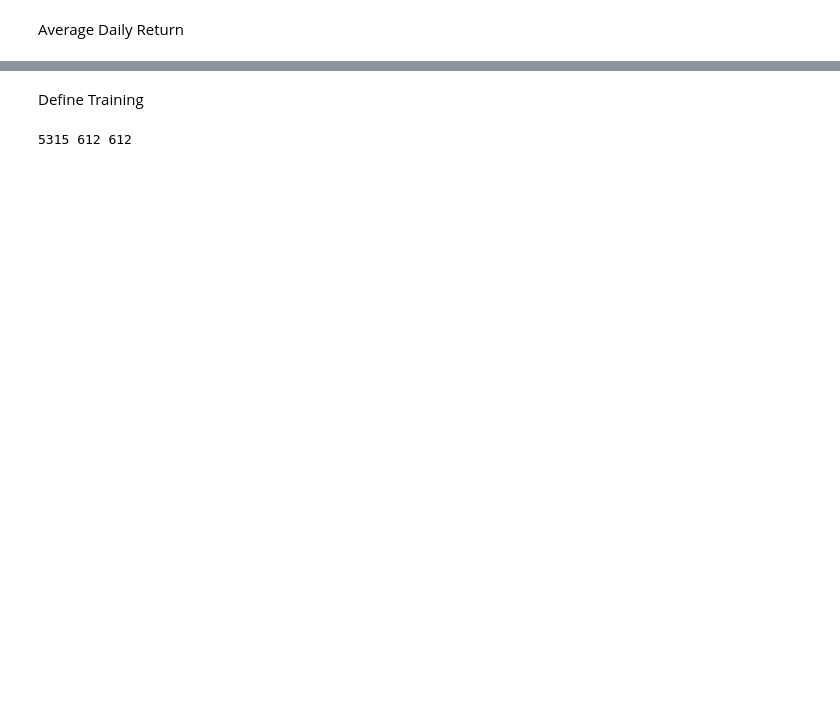
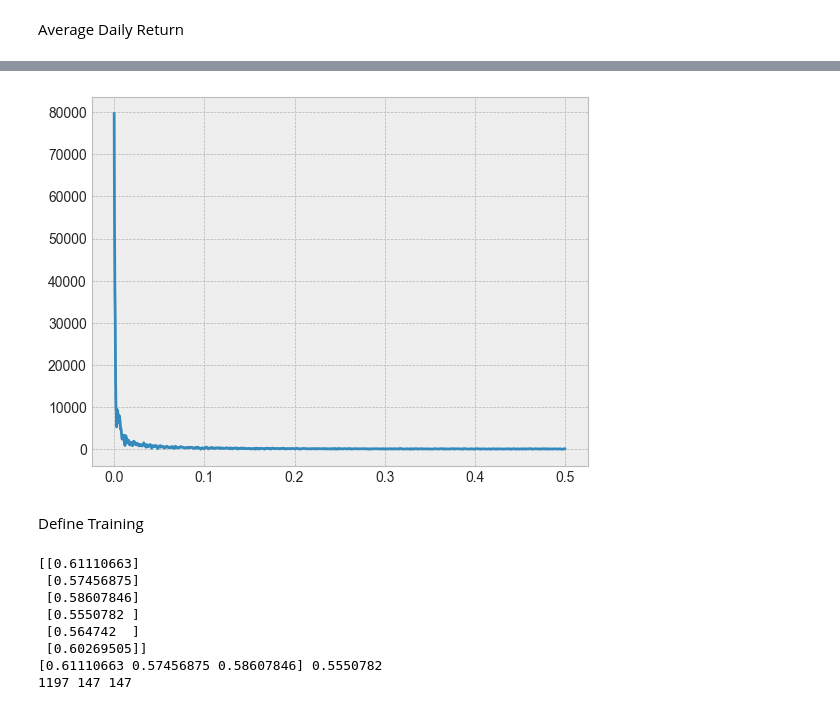
Before and after one commit to c3hodgins/market-forecasting, a Jupyter notebook: market-forecasting.ipynb, the cells around one changed output, grey strips where cells are left out. Cells and saved outputs as stored; diff of their text form; code cells hidden in the pictures; blank space fills up the shorter version.

```diff
--- a/market-forecasting.ipynb
+++ b/market-forecasting.ipynb
@@ -158,7 +125,24 @@ plt.show()
+# %%
+import numpy.fft as fft
+time_series = dataframes['NVDA'].filter(['Close'])[-2500:].values.astype(np.float32)
+fft_vals = fft.rfft(time_series.squeeze())   # shape (N//2 + 1,)
+N = len(time_series)
+freqs = fft.rfftfreq(N, d=1)  # d=1 for daily spacing
+
+fft_magnitude = np.abs(fft_vals)            # magnitude of each frequency
+
+plt.figure()
+plt.plot(freqs, fft_magnitude)
+plt.show()
+# %% [output]
+[figure, added]
 # %% [markdown]
 Define Training
 # %%
 from sklearn.model_selection import train_test_split
+from sklearn.preprocessing import MinMaxScaler
+
+scaler = MinMaxScaler(feature_range=(0,1))
 def normalize_z_score(data):
     mean = data.mean()
     std = data.std()
@@ -171,14 +155,16 @@ def create_sequences(data, window_size):
         y.append(data[i, 0])
     return np.array(x), np.array(y)
 
-window_size = 60
+window_size = 3
 train_ratio = 0.8
 val_ratio = 0.1
 test_ratio = 0.1
+history_selection = 1500
 
-dataset = dataframes['NVDA'].filter(['Close']).values.astype(np.float32)
-normalized_dataset, _mean, _std = normalize_z_score(dataset)
-
+original_dataset = dataframes['NVDA'].filter(['Close']).values.astype(np.float32)
+dataset = original_dataset[-history_selection:]
+# normalized_dataset, _mean, _std = normalize_z_score(dataset)
+normalized_dataset = scaler.fit_transform(dataset)
 total_len = len(normalized_dataset)
 train_end = int(total_len*train_ratio)
 val_end = int(total_len*(train_ratio+val_ratio))
@@ -192,10 +178,19 @@ x_train, y_train = create_sequences(train_data, window_size)
 x_val, y_val = create_sequences(val_data, window_size)
 
 x_test, y_test = create_sequences(test_data, window_size)
+print(test_data[0:6])
+print(x_test[0], y_test[0])
 
 print(len(x_train), len(x_val), len(x_test))
 # %% [output]
-5315 612 612
+[[0.61110663]
+ [0.57456875]
+ [0.58607846]
+ [0.5550782 ]
+ [0.564742  ]
+ [0.60269505]]
+[0.61110663 0.57456875 0.58607846] 0.5550782
+1197 147 147
 # %%
 import torch.nn as nn
 import torch
```
Also changed, not shown: parts of 13 cells of this notebook, 8 other files.
